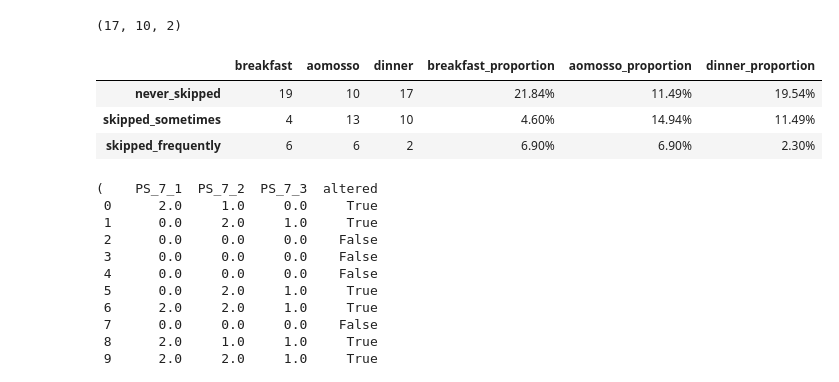
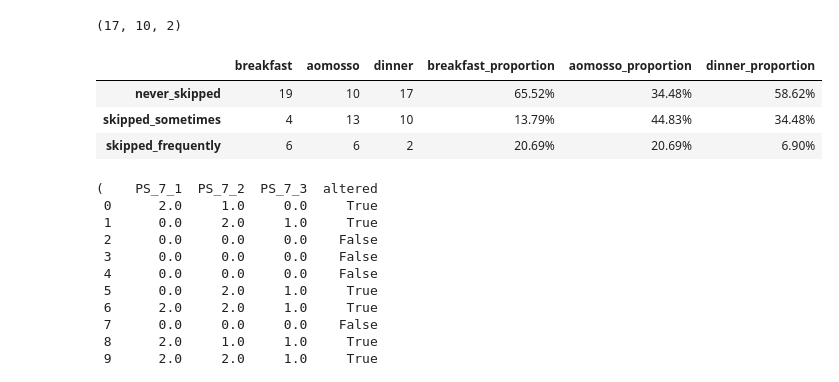
Before and after one commit to henriqueedu2001/pcs3635-health-research-data-analysis, a Jupyter notebook: analisys.ipynb, the cells around one changed output. Cells and saved outputs as stored; diff of their text form; code cells hidden in the pictures.

Commit message:
added more tables

```diff
--- a/analisys.ipynb
+++ b/analisys.ipynb
@@ -2398,3 +2710,6 @@ PS_7, PS_7_monday, PS_7_wednesday
  26     0.0     1.0     0.0
  29     0.0     1.0     0.0
  30     0.0     1.0     1.0)
+# %%
+PS_7_size = PS_7['PS_7_1'].size
+PS_7_size
@@ -2432,45 +2749,45 @@ PS_7_resume = {
         PS_7_breakfast_skipped_sometimes,
         PS_7_breakfast_skipped_frequently
     ],
     'aomosso': [
         PS_7_aomosso_never_skipped,
         PS_7_aomosso_skipped_sometimes,
         PS_7_aomosso_skipped_frequently
     ],
     'dinner': [
         PS_7_dinner_never_skipped,
         PS_7_dinner_skipped_sometimes,
         PS_7_dinner_skipped_frequently
     ],
     'breakfast_proportion': [
-        get_percentage_str(PS_7_breakfast_never_skipped/PS_7.size),
-        get_percentage_str(PS_7_breakfast_skipped_sometimes/PS_7.size),
-        get_percentage_str(PS_7_breakfast_skipped_frequently/PS_7.size)
+        get_percentage_str(PS_7_breakfast_never_skipped/PS_7_size),
+        get_percentage_str(PS_7_breakfast_skipped_sometimes/PS_7_size),
+        get_percentage_str(PS_7_breakfast_skipped_frequently/PS_7_size)
     ],
     'aomosso_proportion': [
-        get_percentage_str(PS_7_aomosso_never_skipped/PS_7.size),
-        get_percentage_str(PS_7_aomosso_skipped_sometimes/PS_7.size),
-        get_percentage_str(PS_7_aomosso_skipped_frequently/PS_7.size)
+        get_percentage_str(PS_7_aomosso_never_skipped/PS_7_size),
+        get_percentage_str(PS_7_aomosso_skipped_sometimes/PS_7_size),
+        get_percentage_str(PS_7_aomosso_skipped_frequently/PS_7_size)
     ],
     'dinner_proportion': [
-        get_percentage_str(PS_7_dinner_never_skipped/PS_7.size),
-        get_percentage_str(PS_7_dinner_skipped_sometimes/PS_7.size),
-        get_percentage_str(PS_7_dinner_skipped_frequently/PS_7.size)
+        get_percentage_str(PS_7_dinner_never_skipped/PS_7_size),
+        get_percentage_str(PS_7_dinner_skipped_sometimes/PS_7_size),
+        get_percentage_str(PS_7_dinner_skipped_frequently/PS_7_size)
     ]
 }
 
 PS_7_indexes = [
     'never_skipped',
     'skipped_sometimes',
     'skipped_frequently'
 ]
 
 pd.DataFrame(PS_7_resume, index=PS_7_indexes)
 # %% [output]
 |  | breakfast | aomosso | dinner | breakfast_proportion | aomosso_proportion | dinner_proportion |
-| never_skipped | 19 | 10 | 17 | 21.84% | 11.49% | 19.54% |
-| skipped_sometimes | 4 | 13 | 10 | 4.60% | 14.94% | 11.49% |
-| skipped_frequently | 6 | 6 | 2 | 6.90% | 6.90% | 2.30% |
+| never_skipped | 19 | 10 | 17 | 65.52% | 34.48% | 58.62% |
+| skipped_sometimes | 4 | 13 | 10 | 13.79% | 44.83% | 34.48% |
+| skipped_frequently | 6 | 6 | 2 | 20.69% | 20.69% | 6.90% |
 # %%
 def at_least_one_non_null(row: pd.Series) -> pd.Series:
     """
```
Also changed, not shown: parts of 25 cells of this notebook.
